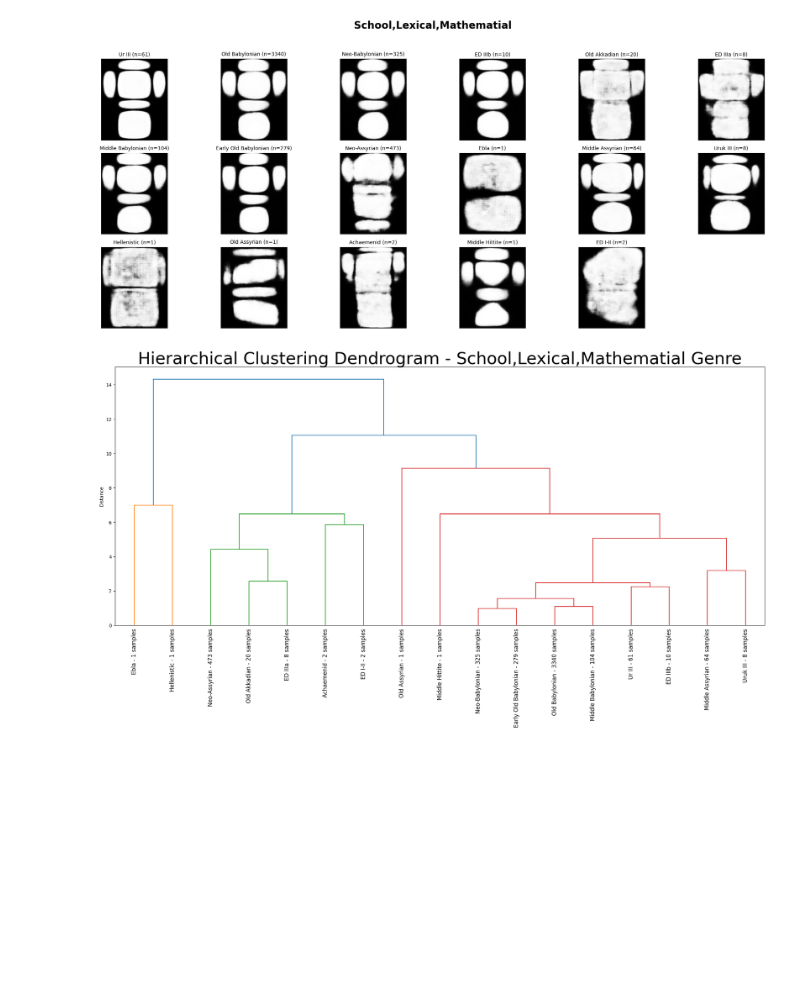
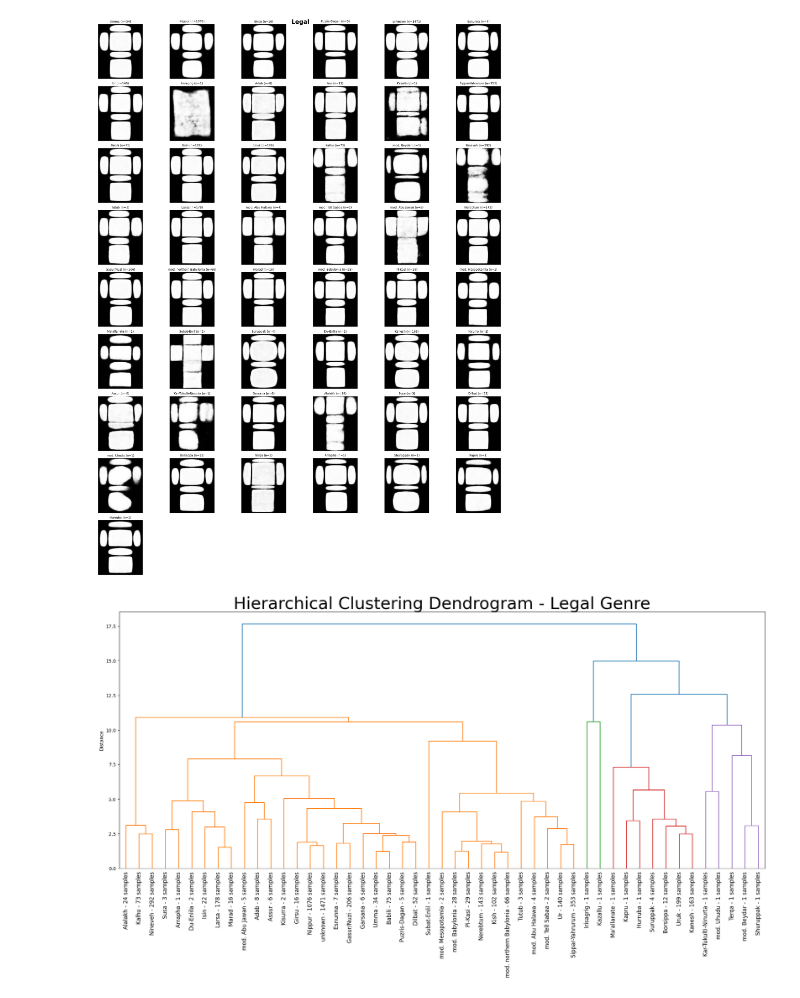
Before and after one commit to daniellekap/ShapingHistory, a Jupyter notebook: 10.1 Heirarchical clustering of tablets.ipynb, the cells around one changed output. Cells and saved outputs as stored; diff of their text form; code cells hidden in the pictures; blank space fills up the shorter version.

```diff
--- a/10.1 Heirarchical clustering of tablets.ipynb
+++ b/10.1 Heirarchical clustering of tablets.ipynb
@@ -11,10 +11,10 @@ from visualization_funcs import generate_image_from_VAE, generate_mean_tablet_pl
 warnings.simplefilter(action='ignore', category=FutureWarning)
 # %%
 #df_encodings_train = pd.read_csv('vae_encodings_and_data/vae_encoding_df_sept30_train.csv')
-df_encodings_train = pd.read_csv('vae_encodings_and_data/vae_encoding_df_Oct2-v3_w_class_train.csv')
+df_encodings_train = pd.read_csv('vae_encodings_and_data/vae_encoding_df_Oct2-v3_w_class_train_w_prov.csv')
 
 #df_encodings_test = pd.read_csv('vae_encodings_and_data/vae_encoding_df_sept30_test.csv')
-df_encodings_test = pd.read_csv('vae_encodings_and_data/vae_encoding_df_Oct2-v3_w_class_test.csv')
+df_encodings_test = pd.read_csv('vae_encodings_and_data/vae_encoding_df_Oct2-v3_w_class_test_w_provs.csv')
 # %%
 device = 'cuda' if torch.cuda.is_available() else 'cpu'
 
@@ -40,15 +40,15 @@ chekpoint_path = f'lightning_logs/{VERSION_NAME}/checkpoints/epoch=29-step=40751
 vae_model = VAE.load_from_checkpoint(chekpoint_path,image_channels=1,z_dim=16, lr =1e-5, use_classification_loss=True, num_classes=num_classes,
             loss_type="weighted", class_weights=class_weights, device = device)
 # %%
-genre = ["School", "Lexical", "Mathematial"]
+genre = ["Legal"]
 # %%
 df_enc_genre = df_encodings_train[df_encodings_train["Genre_Name"].isin(genre)]
 # %%
-mean_encodings_df = generate_mean_tablet_plot(df = df_enc_genre.drop(["Genre", "Genre_Name", "Period"], axis = 1),
-                          column_name = "Period_Name", model=vae_model, grid_title = ",".join(genre), save_path="output/"+",".join(genre)+"_genre_by_periods.png")
+mean_encodings_df = generate_mean_tablet_plot(df = df_enc_genre.drop(["Genre", "Genre_Name", "Period", "Period_Name", "Provenience"], axis = 1),
+                          column_name = "Provenience_Name", model=vae_model, grid_title = ",".join(genre))#, save_path="output/"+",".join(genre)+"_genre_by_periods.png")
 # %% [output]
-[figure, old version]
+[figure, new version]
 # %%
-hierarchical_clustering_and_dendrogram(mean_encodings_df, "Period_Name", ",".join(genre)+" Genre", "output/"+",".join(genre)+"_genre_dendrogram.png")
+hierarchical_clustering_and_dendrogram(mean_encodings_df, "Provenience_Name", ",".join(genre)+" Genre", "output/Provinance"+",".join(genre)+"_genre_dendrogram.png")
 # %% [output]
-[figure, old version]
+[figure, new version]
```
Also changed, not shown: 28 other files.
